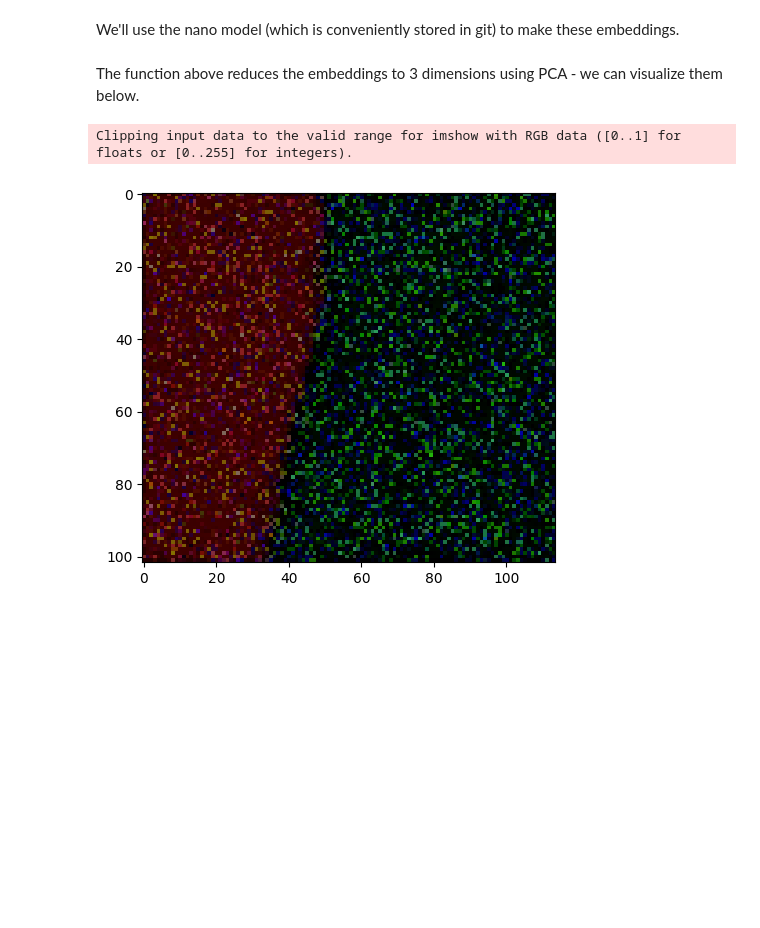
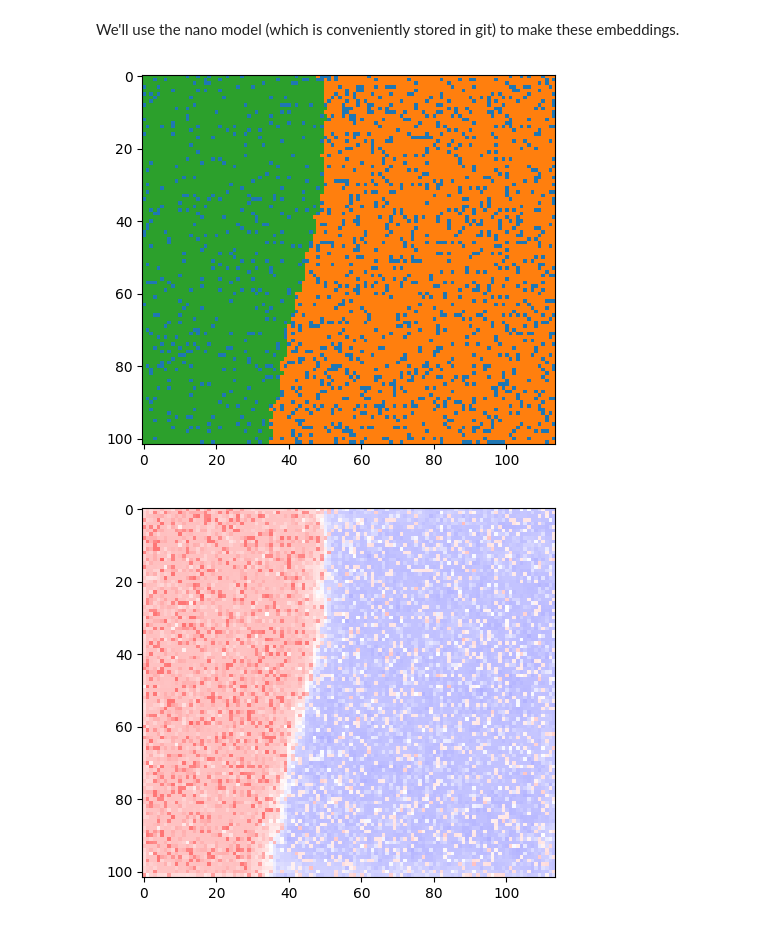
Before and after one commit to nasaharvest/galileo, a Jupyter notebook: visualizing_embeddings.ipynb, the cells around one changed output. Saved outputs shown, nothing was run; the diff lists cells and outputs as text; code cells hidden in the pictures; blank space fills up the shorter version.

```diff
--- a/visualizing_embeddings.ipynb
+++ b/visualizing_embeddings.ipynb
@@ -70,7 +70,6 @@ def make_embeddings(
     patch_size: int,
     batch_size: int = 128,
     device: torch.device=torch.device("cpu"),
-    pca_components: Optional[int] = 3
 ) -> np.ndarray:
     output_embeddings_list = []
     for i in tqdm(datasetoutput.in_pixel_batches(batch_size=batch_size, window_size=window_size)):
@@ -94,17 +93,26 @@ def make_embeddings(
     # first - how many "height batches" and "width batches" did we get?
     h_b = datasetoutput.space_time_x.shape[0] // window_size
     w_b = datasetoutput.space_time_x.shape[1] // window_size
-    if pca_components:
-        output_embeddings = PCA(n_components=pca_components).fit_transform(output_embeddings)
     return rearrange(output_embeddings, "(h_b w_b) d -> h_b w_b d", h_b=h_b, w_b=w_b)
 # %%
 embeddings = make_embeddings(model, dataset_output, 1, 1, 128)
+embeddings_flat = rearrange(embeddings, "h w d -> (h w) d")
-# %% [markdown]
-The function above reduces the embeddings to 3 dimensions using PCA - we can visualize them below.
-# %%
-plt.clf()
-plt.imshow(embeddings.astype(np.float32), vmin=embeddings.min(), vmax=embeddings.max())
-plt.show()
-# %% [output]
-Clipping input data to the valid range for imshow with RGB data ([0..1] for floats or [0..255] for integers).
-[figure, removed]
+# %%
+labels = KMeans(n_clusters=3).fit_predict(embeddings_flat)
+labels = rearrange(labels, "(h w) -> h w", h=embeddings.shape[0], w=embeddings.shape[1])
+# %%
+embeddings_pca = PCA(n_components=3).fit_transform(embeddings_flat)
+embeddings_reduced = rearrange(embeddings_pca, "(h w) d -> h w d", h=embeddings.shape[0], w=embeddings.shape[1])
+# %%
+plt.figure()
+plt.imshow(labels, cmap='tab10', vmin=0, vmax=9)
+plt.show()
+plt.close()
+
+plt.figure()
+plt.imshow(embeddings_reduced[:,:,0], cmap="bwr", vmin=-1, vmax=1)
+plt.show()
+plt.close()
+# %% [output]
+[figure, added]
+[figure, added]
```
Also changed, not shown: parts of 2 cells of this notebook.
